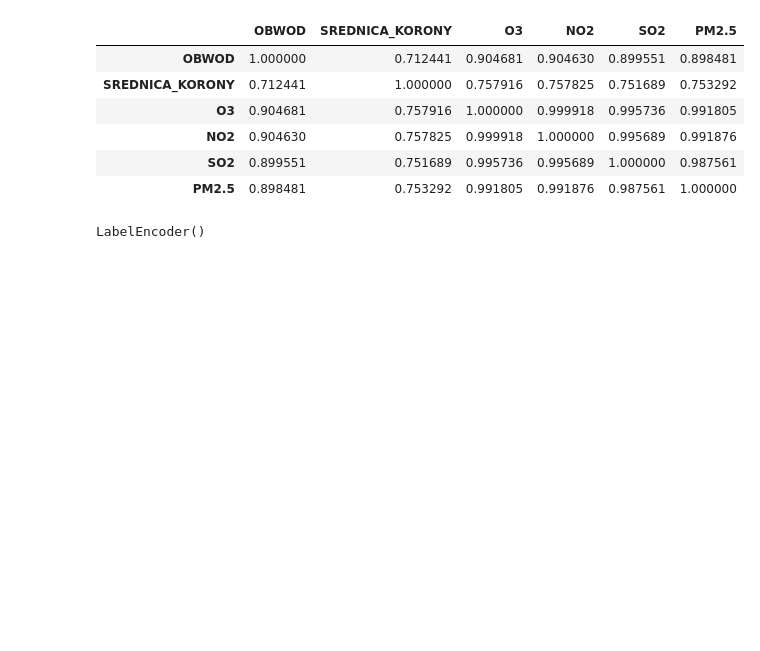
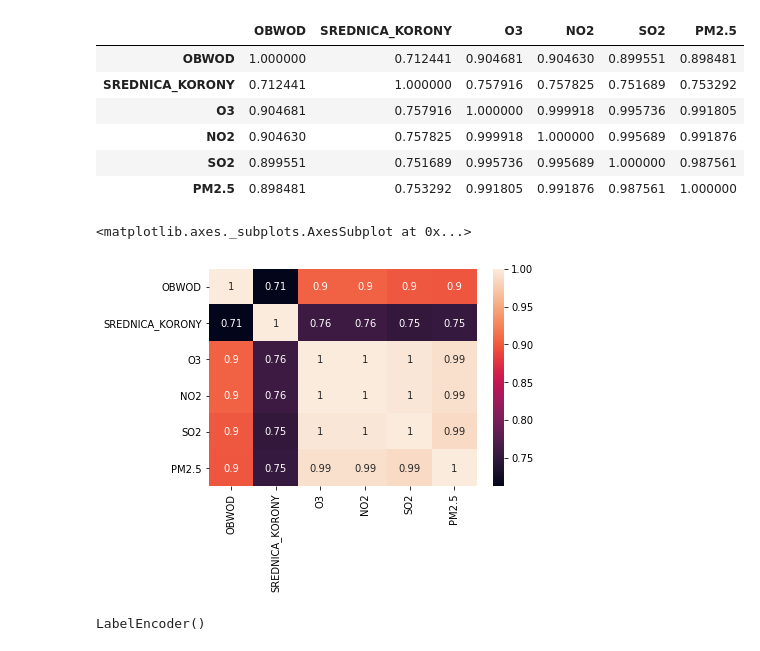
Before and after one commit to kodujdlapolski/tree-research, a Jupyter notebook: Tree cleaning & research.ipynb, the cells around one changed output. Saved outputs shown, nothing was run; the diff lists cells and outputs as text; code cells hidden in the pictures; blank space fills up the shorter version.

```diff
--- a/Tree cleaning & research.ipynb
+++ b/Tree cleaning & research.ipynb
@@ -231,3 +217,8 @@ import seaborn as sns
+# %%
+sns.heatmap(trees.corr(), annot=True)
+# %% [output]
+<matplotlib.axes._subplots.AxesSubplot at 0x...>
+[figure, added]
 # %%
 le = preprocessing.LabelEncoder()
 le.fit(trees['GATUNEK_Scientific'])
```
Also changed, not shown: parts of 40 cells of this notebook, 2 other files.
